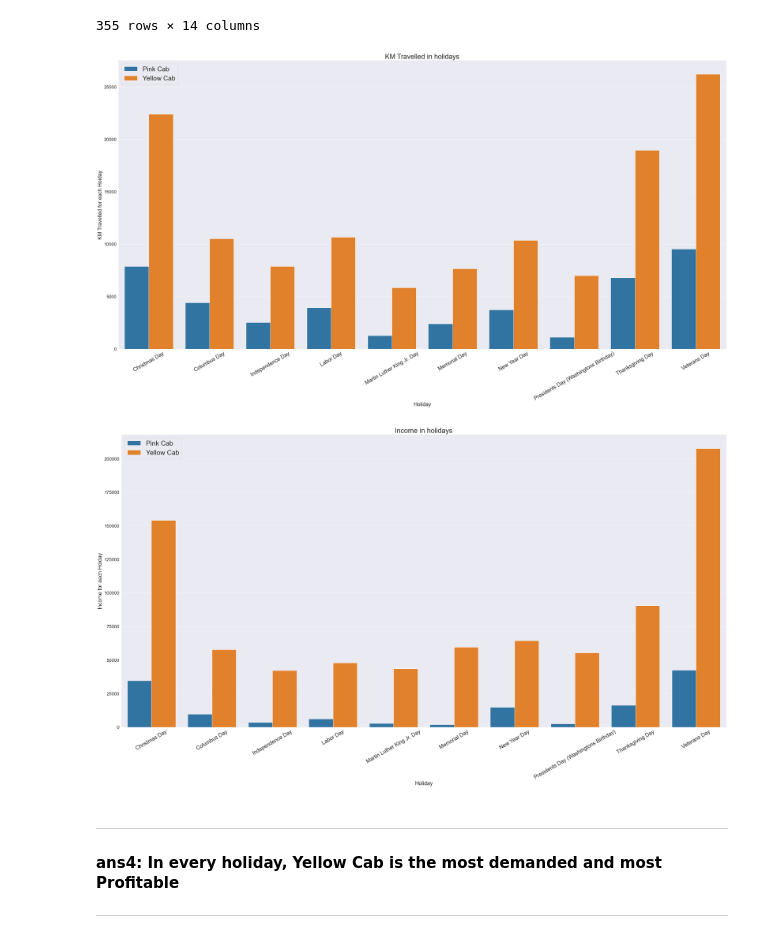
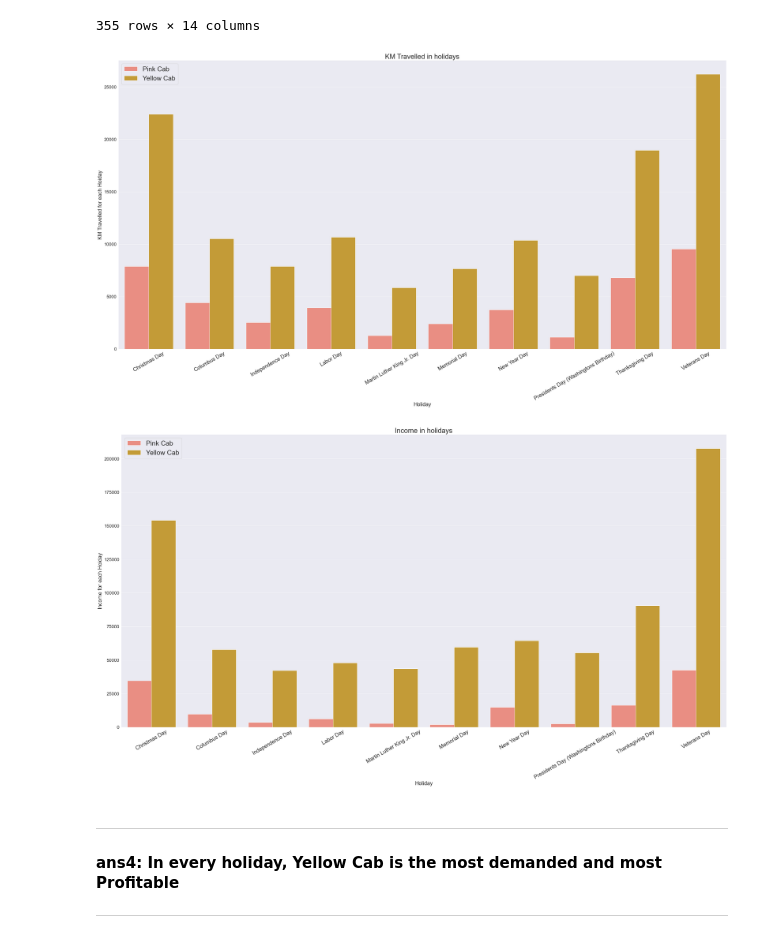
Before and after one commit to Ehab42/G2M-insight-for-Cab-Investment-firm, a Jupyter notebook: Master.ipynb, the cells around one changed output. Cells and saved outputs as stored; diff of their text form; code cells hidden in the pictures.

```diff
--- a/Master.ipynb
+++ b/Master.ipynb
@@ -721,19 +721,19 @@ df_master_holiday_grouped
 355 rows × 14 columns
 # %%
 # Activity in hoidays
-sns.catplot(data=df_master_holiday_grouped, x='Name', y='KM Travelled', hue='Company', kind='bar', estimator=sum, ci=None, legend_out=False)
+sns.catplot(data=df_master_holiday_grouped, x='Name', y='KM Travelled', hue='Company', kind='bar', estimator=sum, ci=None, legend_out=False, palette=sns.color_palette(['salmon', 'goldenrod']))
 plt.gcf().set_size_inches(40, 17)
 plt.title("KM Travelled in holidays", fontsize=26)
 plt.xlabel('Holiday', fontsize=20)
 plt.ylabel('KM Travelled for each Hoiday', fontsize=20)
 plt.xticks(rotation = 30, fontsize=20)
 plt.yticks(fontsize=17)
 plt.legend(loc='upper left', fontsize=25);
 # %% [output]
-[figure, old version]
+[figure, new version]
 # %%
 # Income in holidays
-sns.catplot(data=df_master_holiday_grouped, x='Name', y='Ride Income', hue='Company', kind='bar', estimator=sum, ci=None, legend_out=False)
+sns.catplot(data=df_master_holiday_grouped, x='Name', y='Ride Income', hue='Company', kind='bar', estimator=sum, ci=None, legend_out=False, palette=sns.color_palette(['salmon', 'goldenrod']))
 plt.gcf().set_size_inches(40, 17)
 plt.title("Income in holidays", fontsize=26)
 plt.xlabel('Holiday', fontsize=20)
@@ -742,7 +742,7 @@ plt.xticks(rotation = 30, fontsize=20)
 plt.yticks(fontsize=17)
 plt.legend(loc='upper left', fontsize=25);
 # %% [output]
-[figure, old version]
+[figure, new version]
 # %% [markdown]
 ---
 #### ans4: In every holiday, Yellow Cab is the most demanded and most Profitable
```
Also changed, not shown: parts of 4 cells of this notebook.
